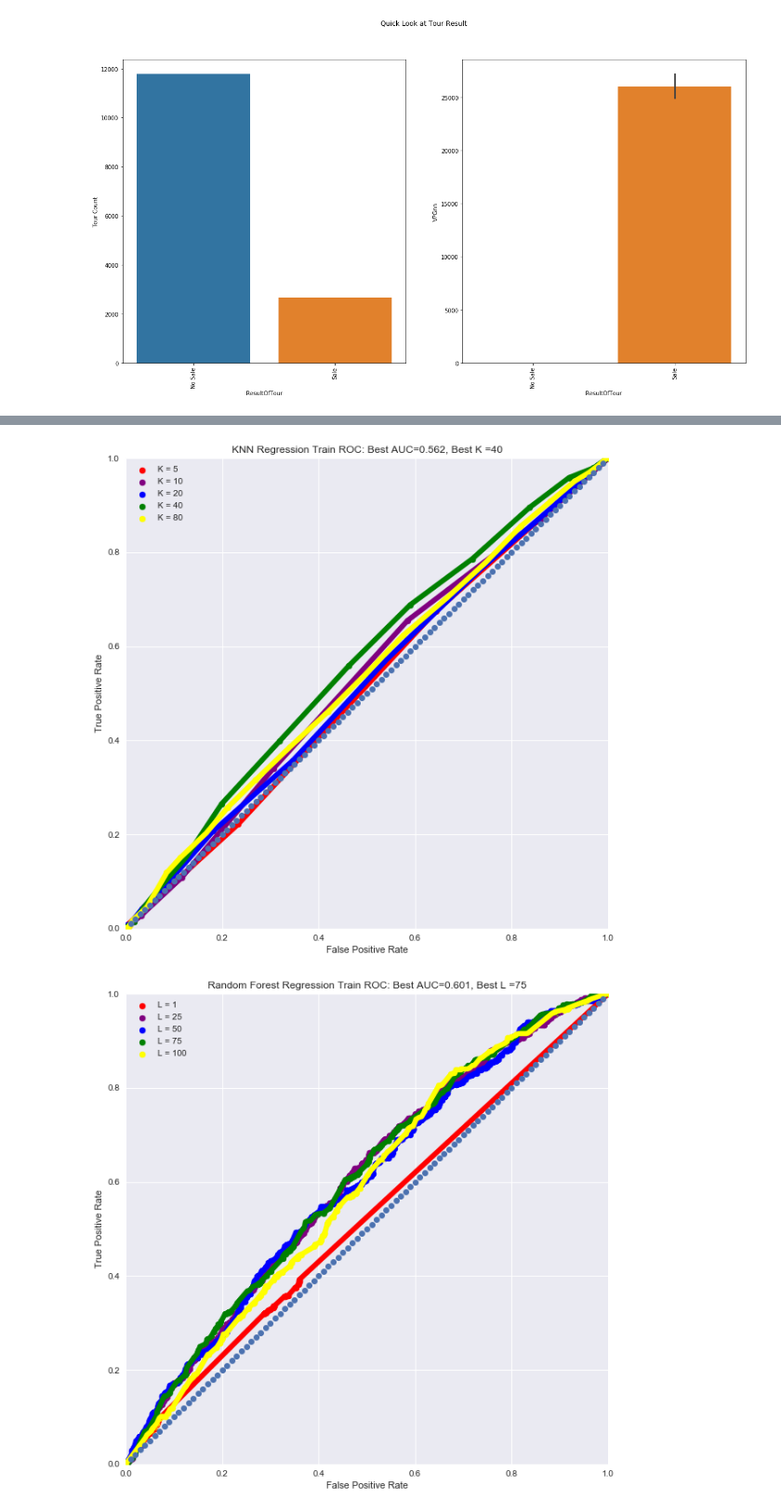
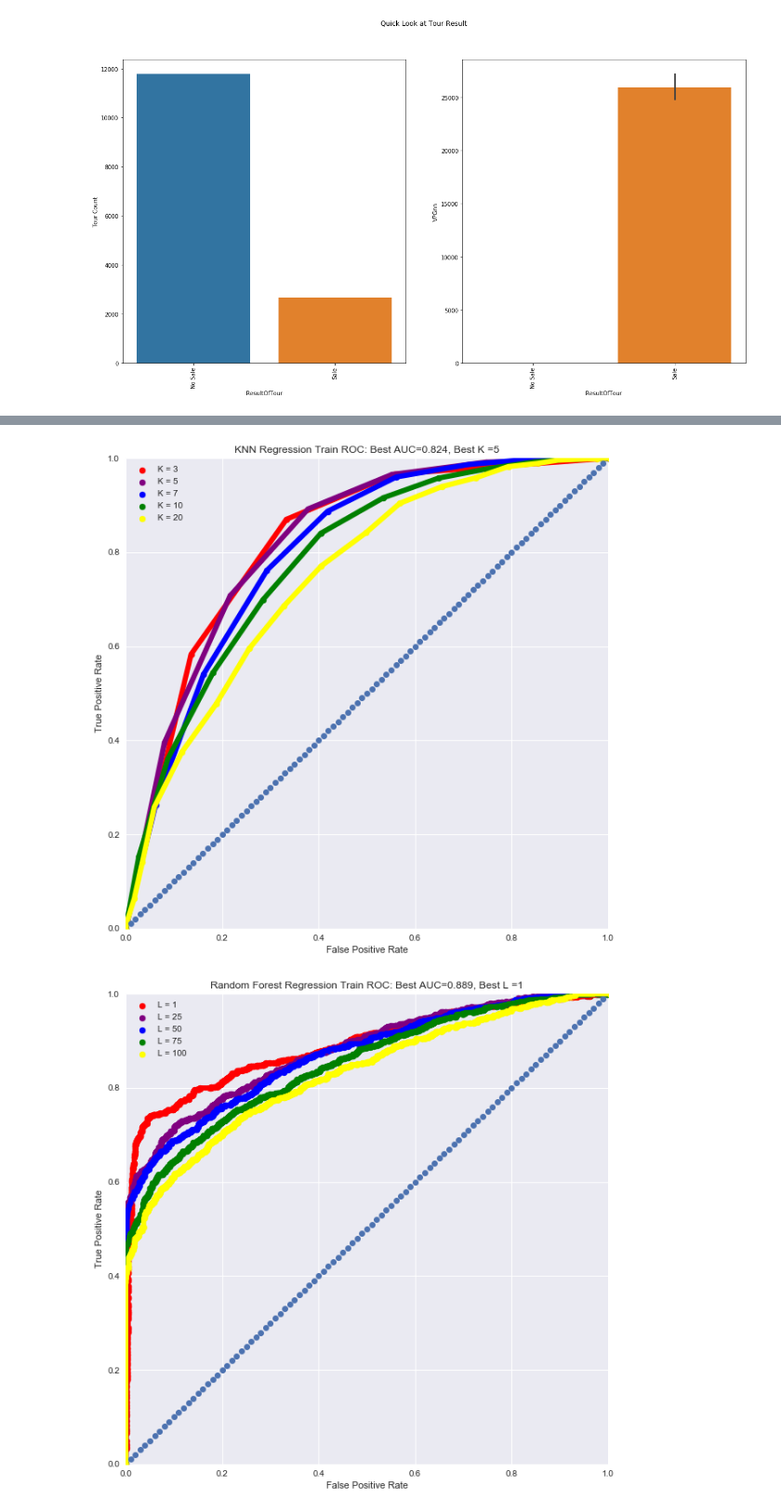
Before and after one commit to zcblack/Springboard, a Jupyter notebook: Capstone2/SpringboardDataCleanUp.ipynb, the cells around one changed output, grey strips where cells are left out. Shown: that part at 93% size. Cells and saved outputs as stored; diff of their text form; code cells hidden in the pictures.

```diff
--- a/Capstone2/SpringboardDataCleanUp.ipynb
+++ b/Capstone2/SpringboardDataCleanUp.ipynb
@@ -290,12 +412,15 @@ dfY2 = df['NetVolumePlusNonGoodVolume']
 # %%
+from sklearn.metrics import classification_report, confusion_matrix
+from sklearn.metrics import brier_score_loss
+
 bestC = 0
 bestAUCC = 0
 i = 0
 colors= ['red','purple','blue','green','yellow']
 
 #make cross validation of c values and kfold
-Cs = [0.001, 0.01, 0.1, 1,10]
-kf = StratifiedKFold(n_splits=5)
+Cs = [0.01, 0.1, 1,10,100]
+kf = StratifiedShuffleSplit(n_splits=5, random_state=42)
 
 #change  figure size
 mpl.rcParams['figure.figsize'] = (10,10)
@@ -308,11 +433,11 @@ plt.ylim(0,1)
 plt.xlabel('False Positive Rate')
 plt.ylabel('True Positive Rate')
 
-for train, test in kf.split(dfX,dfY):
+for train, test in kf.split(dfX1,dfY1):
     lr = LogisticRegression(C=Cs[i])
-    lr.fit(dfX.iloc[train.tolist()],dfY.iloc[train.tolist()])
-    preds = lr.predict_proba(dfX.iloc[test.tolist()])[:,1]
-    fpr, tpr, threshold = metrics.roc_curve(dfY.iloc[test.tolist()], preds)
+    lr.fit(dfX1.iloc[train.tolist()],dfY1.iloc[train.tolist()])
+    preds = lr.predict_proba(dfX1.iloc[test.tolist()])[:,1]
+    fpr, tpr, threshold = metrics.roc_curve(dfY1.iloc[test.tolist()], preds)
     auc = metrics.auc(fpr,tpr)
     if auc>bestAUCC:
         bestC=Cs[i]
@@ -331,5 +456,6 @@ plt.show()
 # %%
 from sklearn.neighbors import KNeighborsClassifier
+
 
 bestK = 0
 bestAUCK = 0
@@ -337,8 +463,7 @@ i = 0
 colors= ['red','purple','blue','green','yellow']
 
 #make cross validation of K values and kfold
-Ks = [5,10,20,40,80]
-kf = StratifiedKFold(n_splits=5)
+Ks = [3,5,7,10,20]
 
 #change  figure size
 mpl.rcParams['figure.figsize'] = (10,10)
@@ -351,11 +476,11 @@ plt.ylim(0,1)
 plt.xlabel('False Positive Rate')
 plt.ylabel('True Positive Rate')
 
-for train, test in kf.split(dfX,dfY):
+for train, test in kf.split(dfX1,dfY1):
     knn = KNeighborsClassifier(Ks[i])
-    knn.fit(dfX.iloc[train.tolist()],dfY.iloc[train.tolist()])
-    preds = knn.predict_proba(dfX.iloc[test.tolist()])[:,1]
-    fpr, tpr, threshold = metrics.roc_curve(dfY.iloc[test.tolist()], preds)
+    knn.fit(dfX1.iloc[train.tolist()],dfY1.iloc[train.tolist()])
+    preds = knn.predict_proba(dfX1.iloc[test.tolist()])[:,1]
+    fpr, tpr, threshold = metrics.roc_curve(dfY1.iloc[test.tolist()], preds)
     auc = metrics.auc(fpr,tpr)
     if auc>bestAUCK:
         bestK=Ks[i]
@@ -368,45 +493,46 @@ plt.title('KNN Regression Train ROC: Best AUC='+str(round(bestAUCK,3))+', Best K
 plt.plot(x,y,'o')
 plt.show()
 # %% [output]
-[figure, old version]
+[figure, new version]
 # %%
 from sklearn.ensemble import RandomForestClassifier
 
 bestL = 0
 bestAUCL = 0
+bestFeatureImportances= []
 i = 0
 colors= ['red','purple','blue','green','yellow']
 
 #make cross validation of K values and kfold
 Ls = [1,25,50,75,100]
-kf = StratifiedKFold(n_splits=5)
 
 #change  figure size
 mpl.rcParams['figure.figsize'] = (10,10)
 
 
 #ROC plot of model accuracy
 sns.set()
 plt.xlim(0,1)
 plt.ylim(0,1)
 plt.xlabel('False Positive Rate')
 plt.ylabel('True Positive Rate')
 
-for train, test in kf.split(dfX,dfY):
-    rfr = RandomForestClassifier(n_estimators=2,min_samples_leaf=Ls[i])
-    rfr.fit(dfX.iloc[train.tolist()],dfY.iloc[train.tolist()])
-    preds = rfr.predict_proba(dfX.iloc[test.tolist()])[:,1]
-    fpr, tpr, threshold = metrics.roc_curve(dfY.iloc[test.tolist()], preds)
+for train, test in kf.split(dfX1,dfY1):
+    rfr = RandomForestClassifier(n_estimators=1000,min_samples_leaf=Ls[i])
+    rfr.fit(dfX1.iloc[train.tolist()],dfY1.iloc[train.tolist()])
+    preds = rfr.predict_proba(dfX1.iloc[test.tolist()])[:,1]
+    fpr, tpr, threshold = metrics.roc_curve(dfY1.iloc[test.tolist()], preds)
     auc = metrics.auc(fpr,tpr)
     if auc>bestAUCL:
         bestL=Ls[i]
         bestAUCL=auc
+        bestFeatureImportances = rfr.feature_importances_
     i += 1
     plt.scatter(x=fpr, y=tpr, c = colors[i-1],label='L = '+str(Ls[i-1]))
     plt.plot(fpr,tpr, color = colors[i-1], linewidth=6.0)
 plt.legend()
 plt.title('Random Forest Regression Train ROC: Best AUC='+str(round(bestAUCL,3))+', Best L ='+str(bestL))
 plt.plot(x,y,'o')
 plt.show()
 # %% [output]
-[figure, old version]
+[figure, new version]
```
Also changed, not shown: parts of 20 cells of this notebook.
